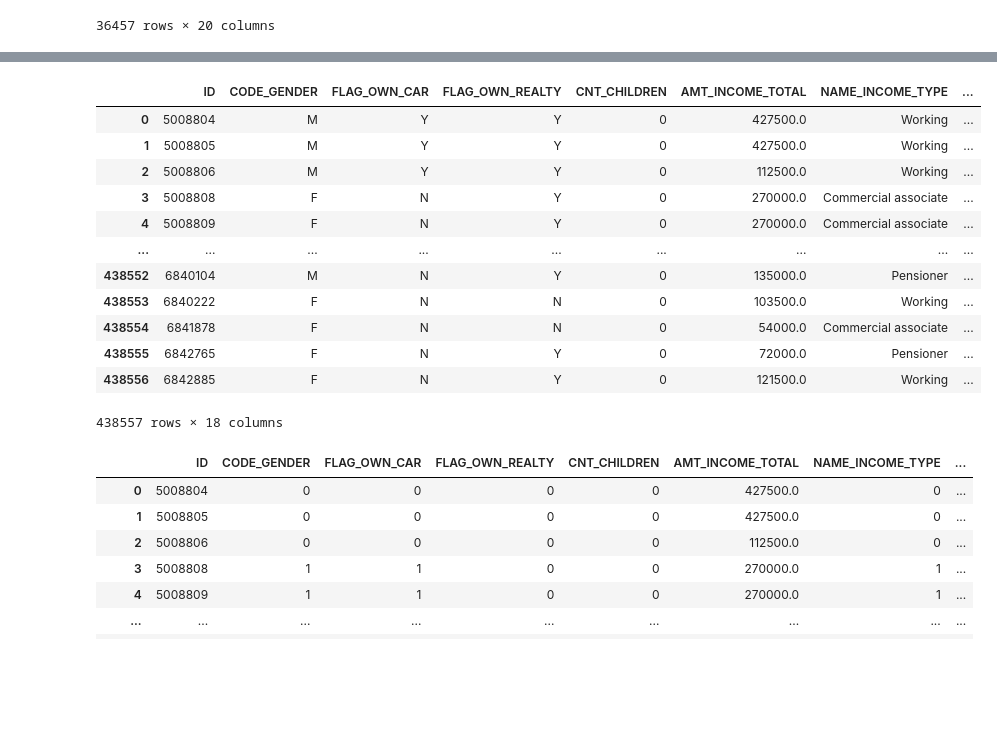
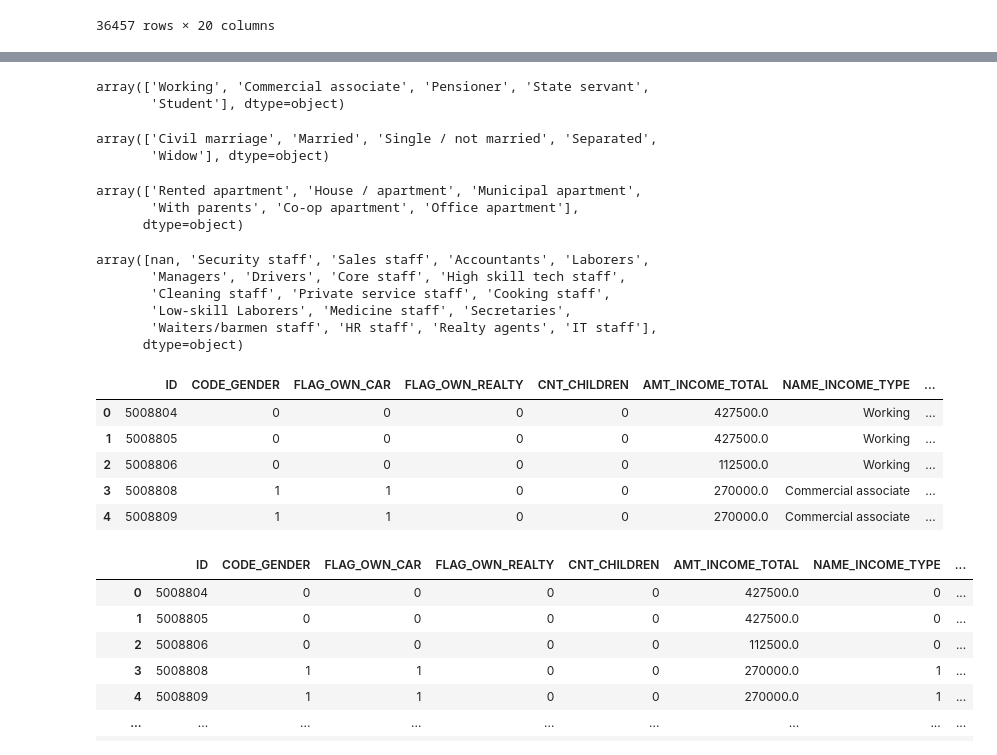
Before and after one commit to kirteshpatel98/Credit-Card-Default, a Jupyter notebook: tentative_code.ipynb, the cells around one changed output, grey strips where cells are left out. Drawn from its saved outputs; the diff is of its cells as text; code cells hidden in the pictures; blank space fills up the shorter version.

```diff
--- a/tentative_code.ipynb
+++ b/tentative_code.ipynb
@@ -132,24 +134,44 @@ array(['Working', 'Commercial associate', 'Pensioner', 'State servant',
+# %%
+record['NAME_EDUCATION_TYPE']=record['NAME_EDUCATION_TYPE'].replace(['Lower secondary','Secondary / secondary special','Incomplete higher','Higher education','Academic degree'],[0,1,2,3,4])
+# %%
+record['NAME_INCOME_TYPE'].unique()
+# %% [output]
+array(['Working', 'Commercial associate', 'Pensioner', 'State servant',
+       'Student'], dtype=object)
+# %%
+record['NAME_FAMILY_STATUS'].unique()
+# %% [output]
+array(['Civil marriage', 'Married', 'Single / not married', 'Separated',
+       'Widow'], dtype=object)
+# %%
+record['NAME_HOUSING_TYPE'].unique()
+# %% [output]
+array(['Rented apartment', 'House / apartment', 'Municipal apartment',
+       'With parents', 'Co-op apartment', 'Office apartment'],
+      dtype=object)
+# %%
+record['OCCUPATION_TYPE'].unique()
+# %% [output]
+array([nan, 'Security staff', 'Sales staff', 'Accountants', 'Laborers',
+       'Managers', 'Drivers', 'Core staff', 'High skill tech staff',
+       'Cleaning staff', 'Private service staff', 'Cooking staff',
+       'Low-skill Laborers', 'Medicine staff', 'Secretaries',
+       'Waiters/barmen staff', 'HR staff', 'Realty agents', 'IT staff'],
+      dtype=object)
 # %%
 # Old Method (ignore)
 # user_data['CODE_GENDER']=user_data['CODE_GENDER'].replace(['M','F'],[0,1])
 # user_data=user_data.replace({'FLAG_OWN_CAR':{'Y':1,'N':0}})
 # user_data=user_data.replace({'FLAG_OWN_REALTY':{'Y':1,'N':0}})
 # %%
-user_data
+record.head()
 # %% [output]
 |  | ID | CODE_GENDER | FLAG_OWN_CAR | FLAG_OWN_REALTY | CNT_CHILDREN | AMT_INCOME_TOTAL | NAME_INCOME_TYPE | ... |
-| 0 | 5008804 | M | Y | Y | 0 | 427500.0 | Working | ... |
-| 1 | 5008805 | M | Y | Y | 0 | 427500.0 | Working | ... |
-| 2 | 5008806 | M | Y | Y | 0 | 112500.0 | Working | ... |
-| 3 | 5008808 | F | N | Y | 0 | 270000.0 | Commercial associate | ... |
-| 4 | 5008809 | F | N | Y | 0 | 270000.0 | Commercial associate | ... |
-| ... | ... | ... | ... | ... | ... | ... | ... | ... |
-| 438552 | 6840104 | M | N | Y | 0 | 135000.0 | Pensioner | ... |
-| 438553 | 6840222 | F | N | N | 0 | 103500.0 | Working | ... |
-| 438554 | 6841878 | F | N | N | 0 | 54000.0 | Commercial associate | ... |
-| 438555 | 6842765 | F | N | Y | 0 | 72000.0 | Pensioner | ... |
-| 438556 | 6842885 | F | N | Y | 0 | 121500.0 | Working | ... |
+| 0 | 5008804 | 0 | 0 | 0 | 0 | 427500.0 | Working | ... |
+| 1 | 5008805 | 0 | 0 | 0 | 0 | 427500.0 | Working | ... |
+| 2 | 5008806 | 0 | 0 | 0 | 0 | 112500.0 | Working | ... |
+| 3 | 5008808 | 1 | 1 | 0 | 0 | 270000.0 | Commercial associate | ... |
+| 4 | 5008809 | 1 | 1 | 0 | 0 | 270000.0 | Commercial associate | ... |
-438557 rows × 18 columns
 # %%
 from function_file import change_to_num # execute this code, if not installed : !pip install ipynb
 # %%
```
Also changed, not shown: parts of 14 cells of this notebook.
